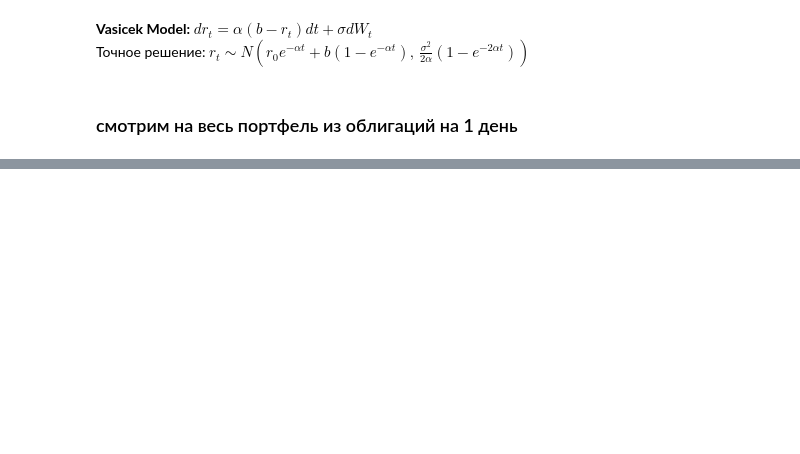
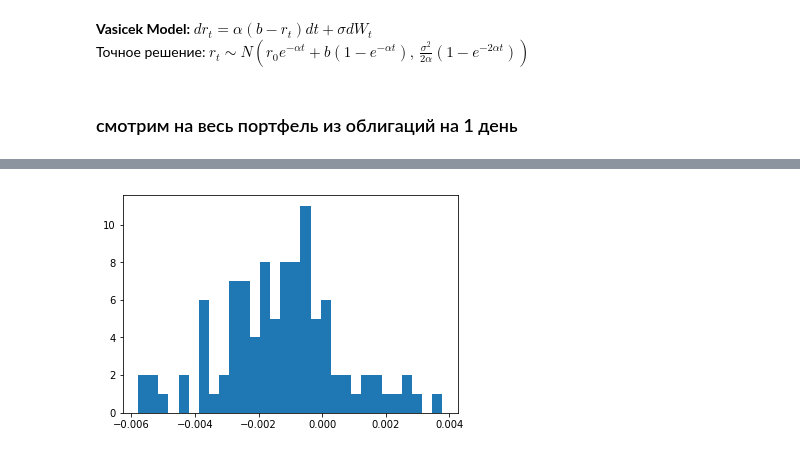
Before and after one commit to umanetz/risk_management, a Jupyter notebook: Bonds_VaR_for_all_2018.ipynb, the cells around one changed output, grey strips where cells are left out. Drawn from its saved outputs; the diff is of its cells as text; code cells hidden in the pictures; blank space fills up the shorter version.

```diff
--- a/Bonds_VaR_for_all_2018.ipynb
+++ b/Bonds_VaR_for_all_2018.ipynb
@@ -368,3 +367,7 @@ plt.hist(distr, bins=20);
+# %%
+plt.hist((amount0.sum() - last_value)/amount0.sum(), bins=30);
+# %% [output]
+[figure, added]
 # %%
 VaR, loss
 # %% [output]
```
Also changed, not shown: parts of 11 cells of this notebook.
